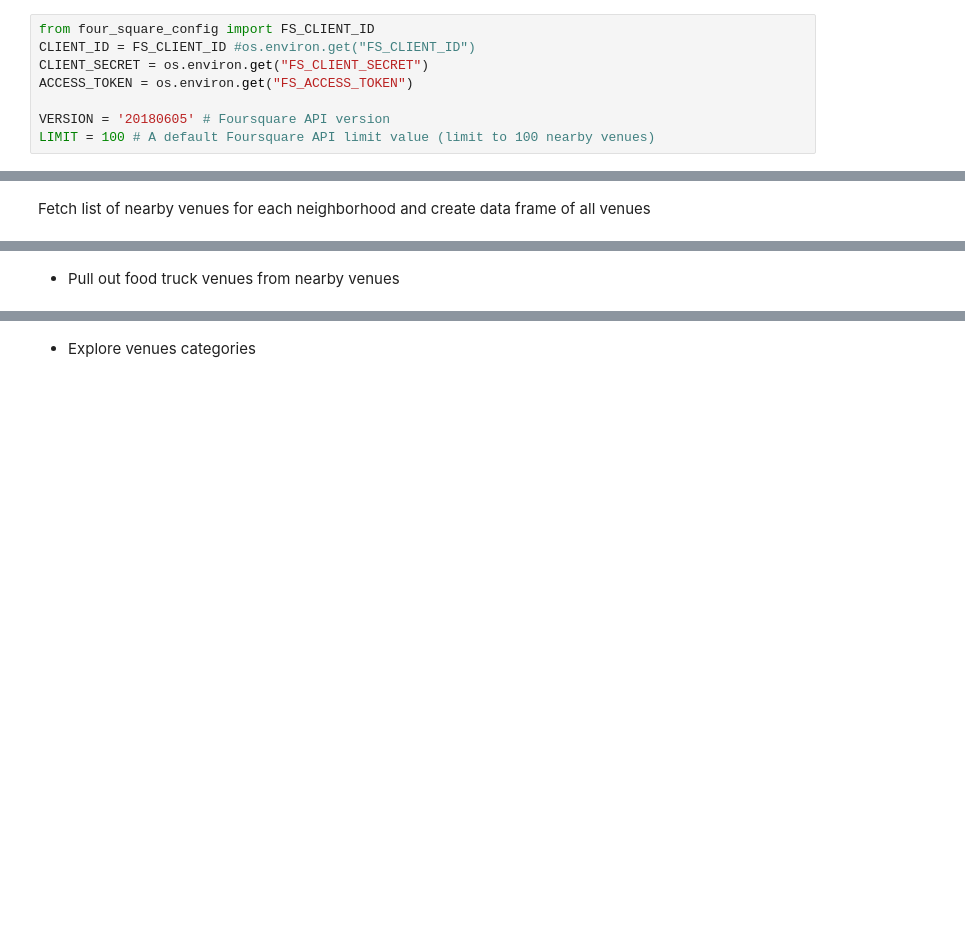
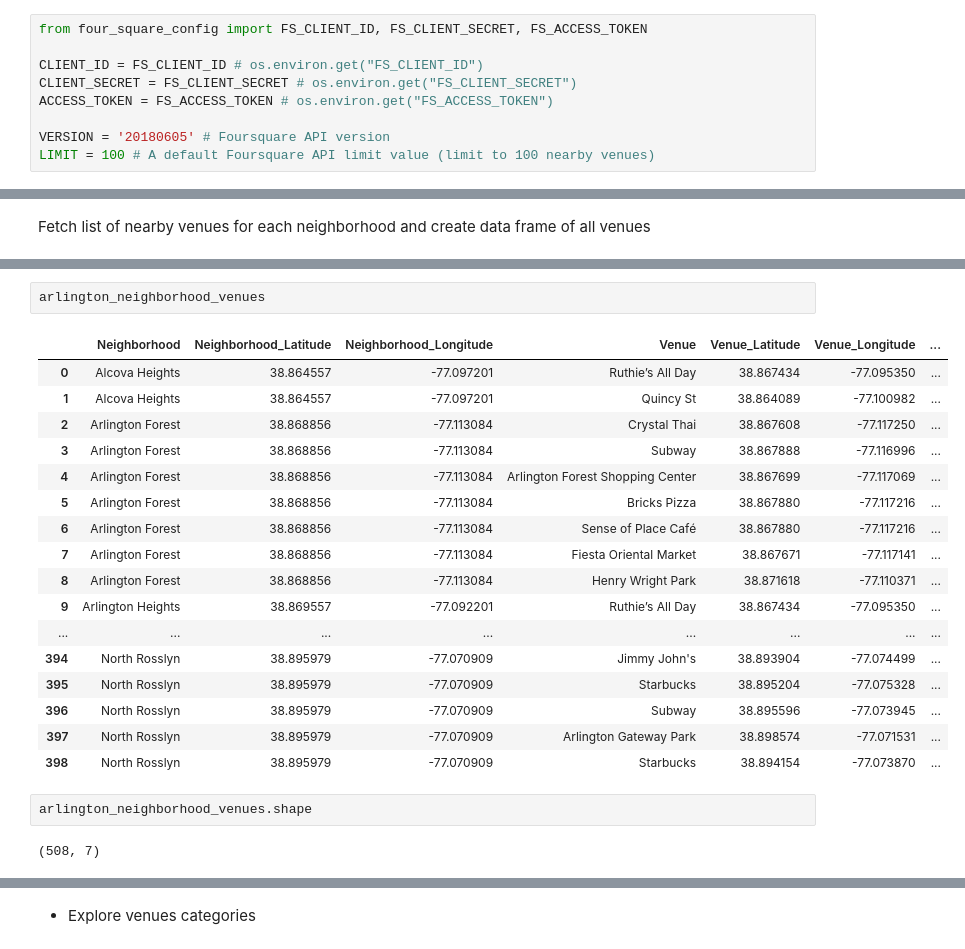
Before and after one commit to francis-eudy/battle-of-the-neighborhoods-capstone-project, a Jupyter notebook: Untitled.ipynb, the cells around one changed output, grey strips where cells are left out. Saved outputs shown, nothing was run; the diff lists cells and outputs as text; blank space fills up the shorter version.

```diff
--- a/Untitled.ipynb
+++ b/Untitled.ipynb
@@ -408,10 +408,11 @@ map_arlington
 # %% [markdown]
 FourSquare Credentials & Env
 # %%
-from four_square_config import FS_CLIENT_ID
-CLIENT_ID = FS_CLIENT_ID #os.environ.get("FS_CLIENT_ID")
-CLIENT_SECRET = os.environ.get("FS_CLIENT_SECRET")
-ACCESS_TOKEN = os.environ.get("FS_ACCESS_TOKEN")
+from four_square_config import FS_CLIENT_ID, FS_CLIENT_SECRET, FS_ACCESS_TOKEN
+
+CLIENT_ID = FS_CLIENT_ID # os.environ.get("FS_CLIENT_ID")
+CLIENT_SECRET = FS_CLIENT_SECRET # os.environ.get("FS_CLIENT_SECRET")
+ACCESS_TOKEN = FS_ACCESS_TOKEN # os.environ.get("FS_ACCESS_TOKEN")
 
 VERSION = '20180605' # Foursquare API version
 LIMIT = 100 # A default Foursquare API limit value (limit to 100 nearby venues)
@@ -471,2 +486,24 @@ KeyError: 'groups'
-# %% [markdown]
-- Pull out food truck venues from nearby venues
+# %%
+arlington_neighborhood_venues
+# %% [output]
+|  | Neighborhood | Neighborhood_Latitude | Neighborhood_Longitude | Venue | Venue_Latitude | Venue_Longitude | ... |
+| 0 | Alcova Heights | 38.864557 | -77.097201 | Ruthie’s All Day | 38.867434 | -77.095350 | ... |
+| 1 | Alcova Heights | 38.864557 | -77.097201 | Quincy St | 38.864089 | -77.100982 | ... |
+| 2 | Arlington Forest | 38.868856 | -77.113084 | Crystal Thai | 38.867608 | -77.117250 | ... |
+| 3 | Arlington Forest | 38.868856 | -77.113084 | Subway | 38.867888 | -77.116996 | ... |
+| 4 | Arlington Forest | 38.868856 | -77.113084 | Arlington Forest Shopping Center | 38.867699 | -77.117069 | ... |
+| 5 | Arlington Forest | 38.868856 | -77.113084 | Bricks Pizza | 38.867880 | -77.117216 | ... |
+| 6 | Arlington Forest | 38.868856 | -77.113084 | Sense of Place Café | 38.867880 | -77.117216 | ... |
+| 7 | Arlington Forest | 38.868856 | -77.113084 | Fiesta Oriental Market | 38.867671 | -77.117141 | ... |
+| 8 | Arlington Forest | 38.868856 | -77.113084 | Henry Wright Park | 38.871618 | -77.110371 | ... |
+| 9 | Arlington Heights | 38.869557 | -77.092201 | Ruthie’s All Day | 38.867434 | -77.095350 | ... |
+| ... | ... | ... | ... | ... | ... | ... | ... |
+| 394 | North Rosslyn | 38.895979 | -77.070909 | Jimmy John's | 38.893904 | -77.074499 | ... |
+| 395 | North Rosslyn | 38.895979 | -77.070909 | Starbucks | 38.895204 | -77.075328 | ... |
+| 396 | North Rosslyn | 38.895979 | -77.070909 | Subway | 38.895596 | -77.073945 | ... |
+| 397 | North Rosslyn | 38.895979 | -77.070909 | Arlington Gateway Park | 38.898574 | -77.071531 | ... |
+| 398 | North Rosslyn | 38.895979 | -77.070909 | Starbucks | 38.894154 | -77.073870 | ... |
+# %%
+arlington_neighborhood_venues.shape
+# %% [output]
+(508, 7)
```
Also changed, not shown: parts of 9 cells of this notebook.
